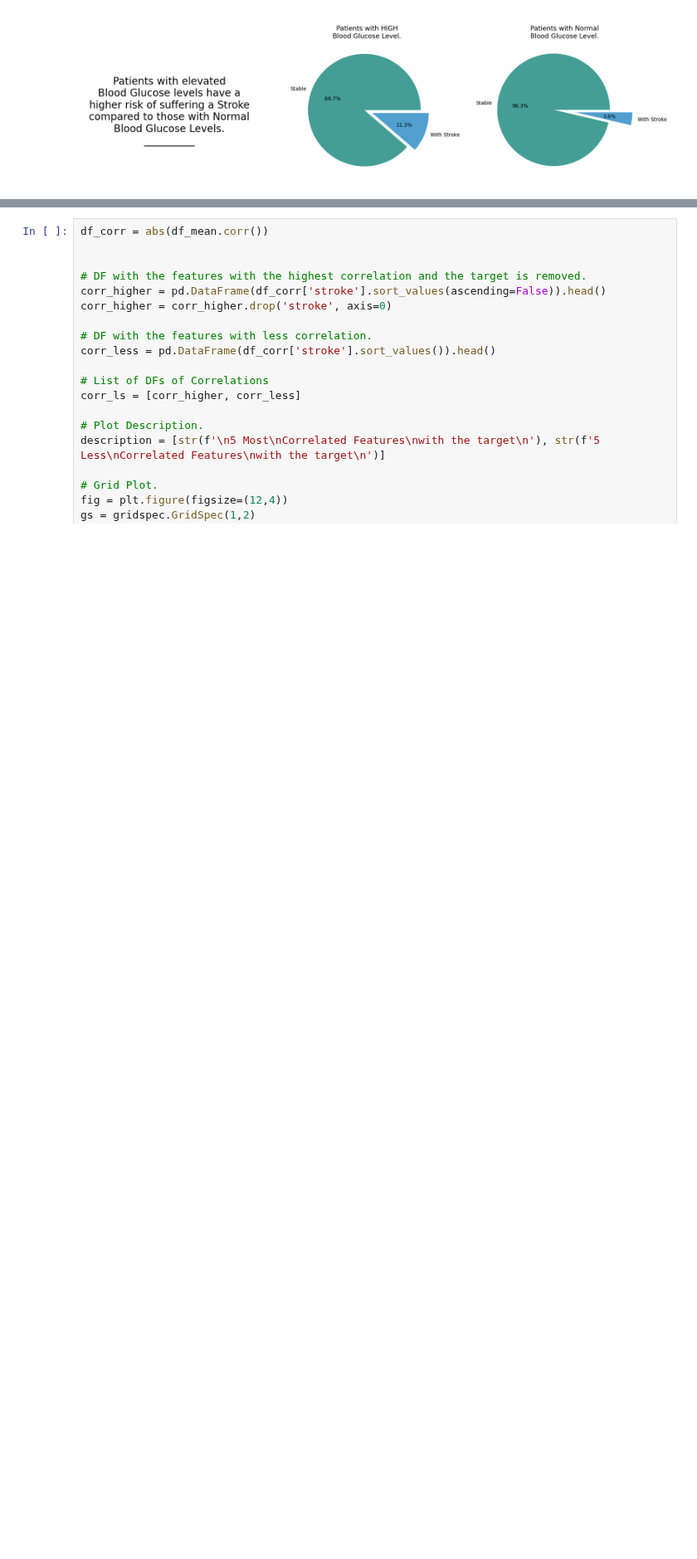
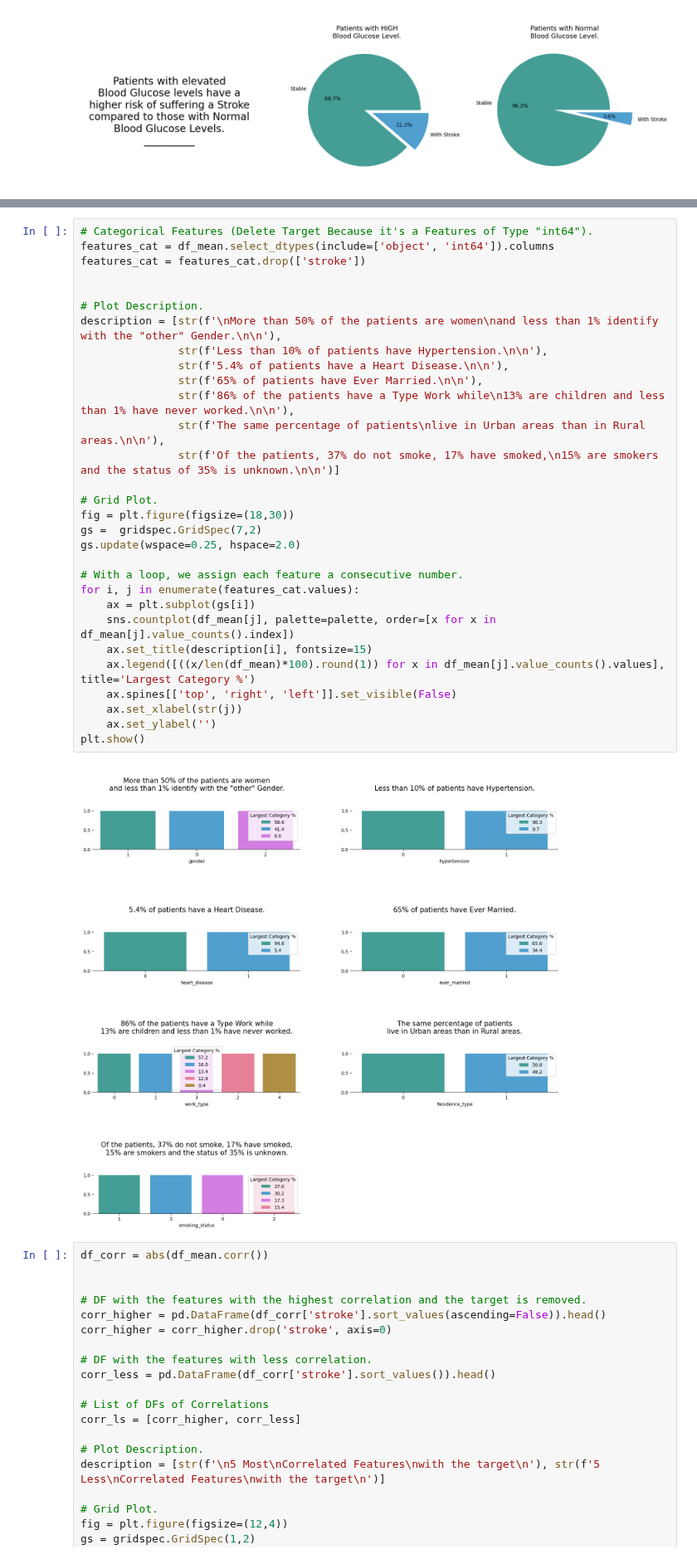
Before and after one commit to kchristian03/alp_ml_2023, a Jupyter notebook: cobamean.ipynb, the cells around one changed output, grey strips where cells are left out. Shown at 83% size. Cells and saved outputs as stored; diff of their text form; blank space fills up the shorter version.

```diff
--- a/cobamean.ipynb
+++ b/cobamean.ipynb
@@ -586,3 +584,35 @@ ZeroDivisionError: division by zero
+# %%
+# Categorical Features (Delete Target Because it's a Features of Type "int64").
+features_cat = df_mean.select_dtypes(include=['object', 'int64']).columns
+features_cat = features_cat.drop(['stroke'])
+
+
+# Plot Description.
+description = [str(f'\nMore than 50% of the patients are women\nand less than 1% identify with the "other" Gender.\n\n'),
+               str(f'Less than 10% of patients have Hypertension.\n\n'),
+               str(f'5.4% of patients have a Heart Disease.\n\n'),
+               str(f'65% of patients have Ever Married.\n\n'),
+               str(f'86% of the patients have a Type Work while\n13% are children and less than 1% have never worked.\n\n'),
+               str(f'The same percentage of patients\nlive in Urban areas than in Rural areas.\n\n'),
+               str(f'Of the patients, 37% do not smoke, 17% have smoked,\n15% are smokers and the status of 35% is unknown.\n\n')]
+
+# Grid Plot.
+fig = plt.figure(figsize=(18,30))
+gs =  gridspec.GridSpec(7,2)
+gs.update(wspace=0.25, hspace=2.0)
+
+# With a loop, we assign each feature a consecutive number.
+for i, j in enumerate(features_cat.values):
+    ax = plt.subplot(gs[i])
+    sns.countplot(df_mean[j], palette=palette, order=[x for x in df_mean[j].value_counts().index])
+    ax.set_title(description[i], fontsize=15)
+    ax.legend([((x/len(df_mean)*100).round(1)) for x in df_mean[j].value_counts().values], title='Largest Category %')
+    ax.spines[['top', 'right', 'left']].set_visible(False)
+    ax.set_xlabel(str(j))
+    ax.set_ylabel('')
+plt.show()
+# %% [output]
+[figure, added]
 # %%
 df_corr = abs(df_mean.corr())
 
```
Also changed, not shown: parts of 18 cells of this notebook, 2 other files.
